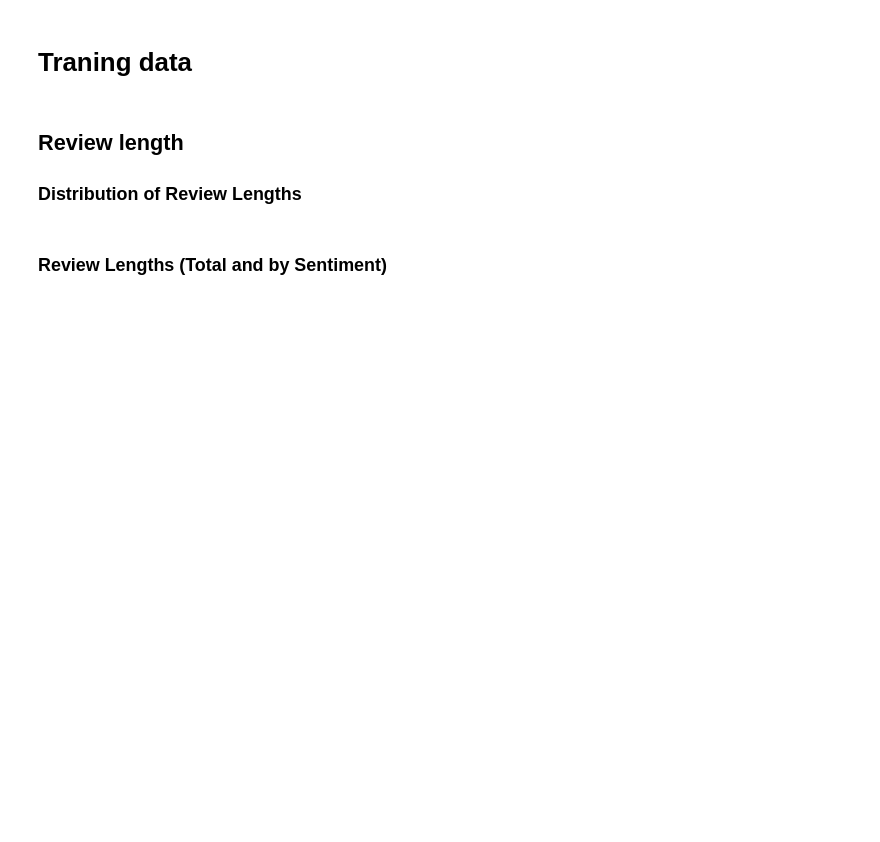
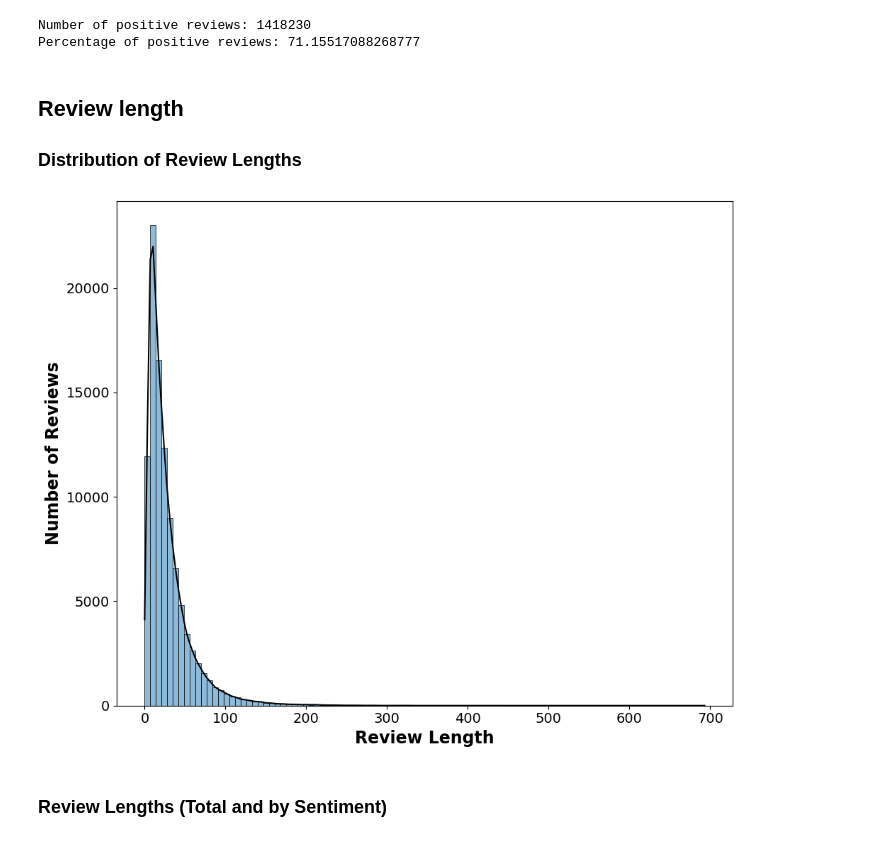
Before and after one commit to valentin-velev29/DLSS-24-GPT-2-Project, a Jupyter notebook: EDA.ipynb, the cells around one changed output. Drawn from its saved outputs; the diff is of its cells as text; code cells hidden in the pictures; blank space fills up the shorter version.

```diff
--- a/EDA.ipynb
+++ b/EDA.ipynb
@@ -44,6 +47,5 @@ set_seed(42)
 # %%
 # Load sampled training data
-with ZipFile('Data/checkpoint3.zip', 'r') as zip:
-    with zip.open('checkpoint3.csv') as file:
+with ZipFile('checkpoint3.zip', 'r') as zip1:
+    with zip1.open('checkpoint3.csv') as file:
         reviews_sample = pd.read_csv(file)
-        file.close()
@@ -78,8 +59,9 @@ plt.show()
 # %%
-# Replace 1 with 'POS' and 0 with 'NEG'
-reviews_all['label'].replace({1: 'POS', 0: 'NEG'}, inplace=True)
 category_number = reviews_all['label'].value_counts()
-print(category_number)
+print('Number of positive reviews: ' + str(category_number[1]))
 
 category_percentages = reviews_all['label'].value_counts(normalize=True) * 100
-print(category_percentages)
+print('Percentage of positive reviews: ' + str(category_percentages[1]))
+# %% [output]
+Number of positive reviews: 1418230
+Percentage of positive reviews: 71.15517088268777
@@ -106,5 +68,3 @@ plt.show()
-# %% [markdown]
-# Traning data
 # %% [markdown]
 ## Review length
 
@@ -112,25 +72,30 @@ plt.show()
 # %%
 # Tokenize the reviews and determine their lengths
 revs = reviews_sample['text'].copy()
 
 doc_lengths = []
 
 for rev in revs:
     tokens = nltk.word_tokenize(rev)
+    tokens = [word.lower() for word in tokens if word.isalpha()]
     doc_lengths.append(len(tokens))
 
 doc_lengths = np.array(doc_lengths)
 
 # Plot the distribution of review lengths (Figure A1 in the Appendix)
 plt.figure(figsize=(10,8))
 ax = sns.histplot(doc_lengths, binwidth=7, kde=True)
 ax.lines[0].set_color('black')
+plt.xlabel('Review Length', weight='bold', fontsize=17)
 plt.ylabel('Number of Reviews', weight='bold', fontsize=17)
 plt.xticks(fontsize=14)
 plt.yticks(fontsize=14)
-plt.savefig('hist_rev_len.pdf', format='pdf', dpi=1500)
+os.makedirs('Plots', exist_ok=True)
+plt.savefig('Plots/hist_rev_len.pdf', format='pdf', dpi=1500)
 plt.tight_layout()
 plt.show()
+# %% [output]
+[figure, added]
 # %% [markdown]
 ### Review Lengths (Total and by Sentiment)
 # %%
```
Also changed, not shown: parts of 23 cells of this notebook, 1 other file.
